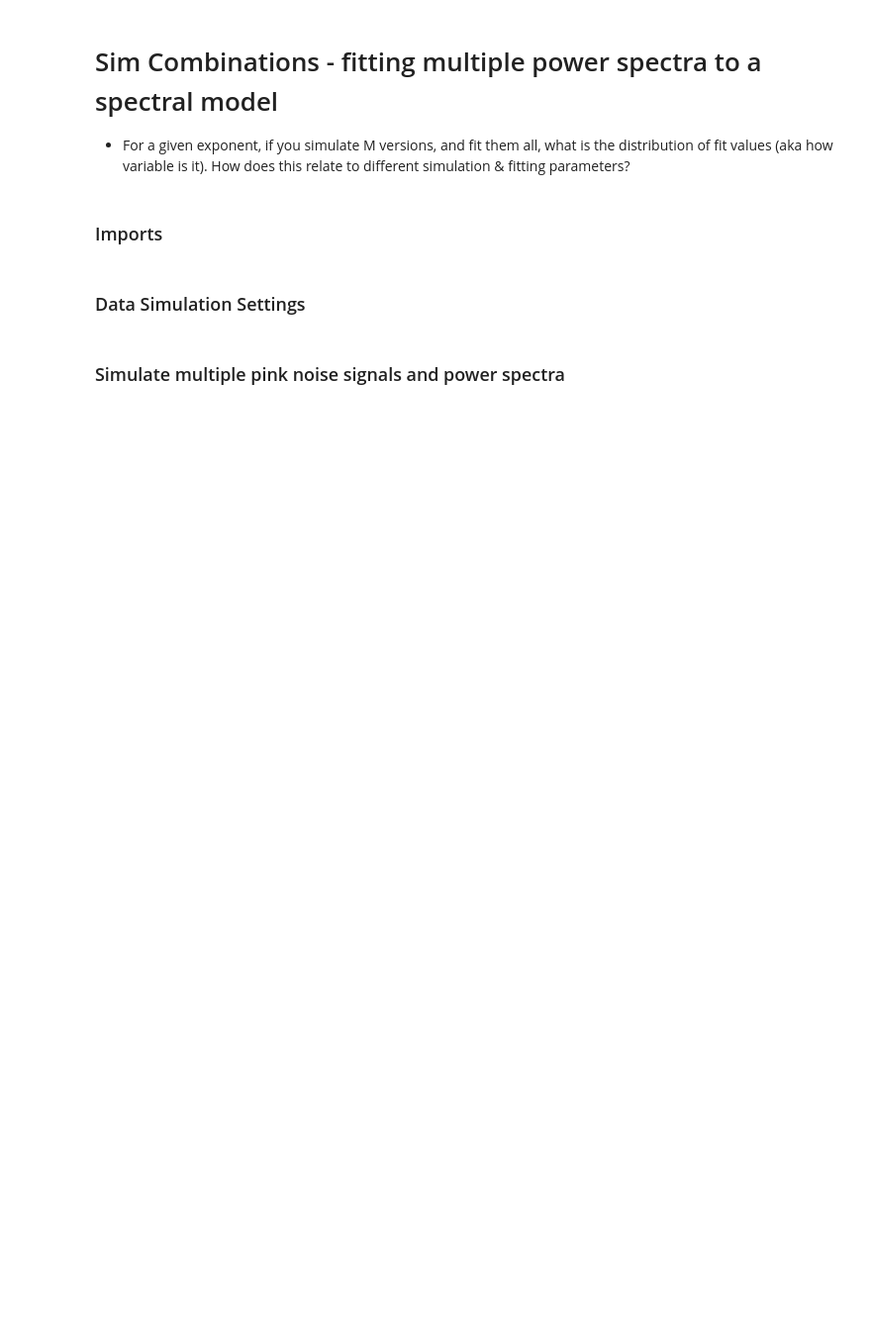
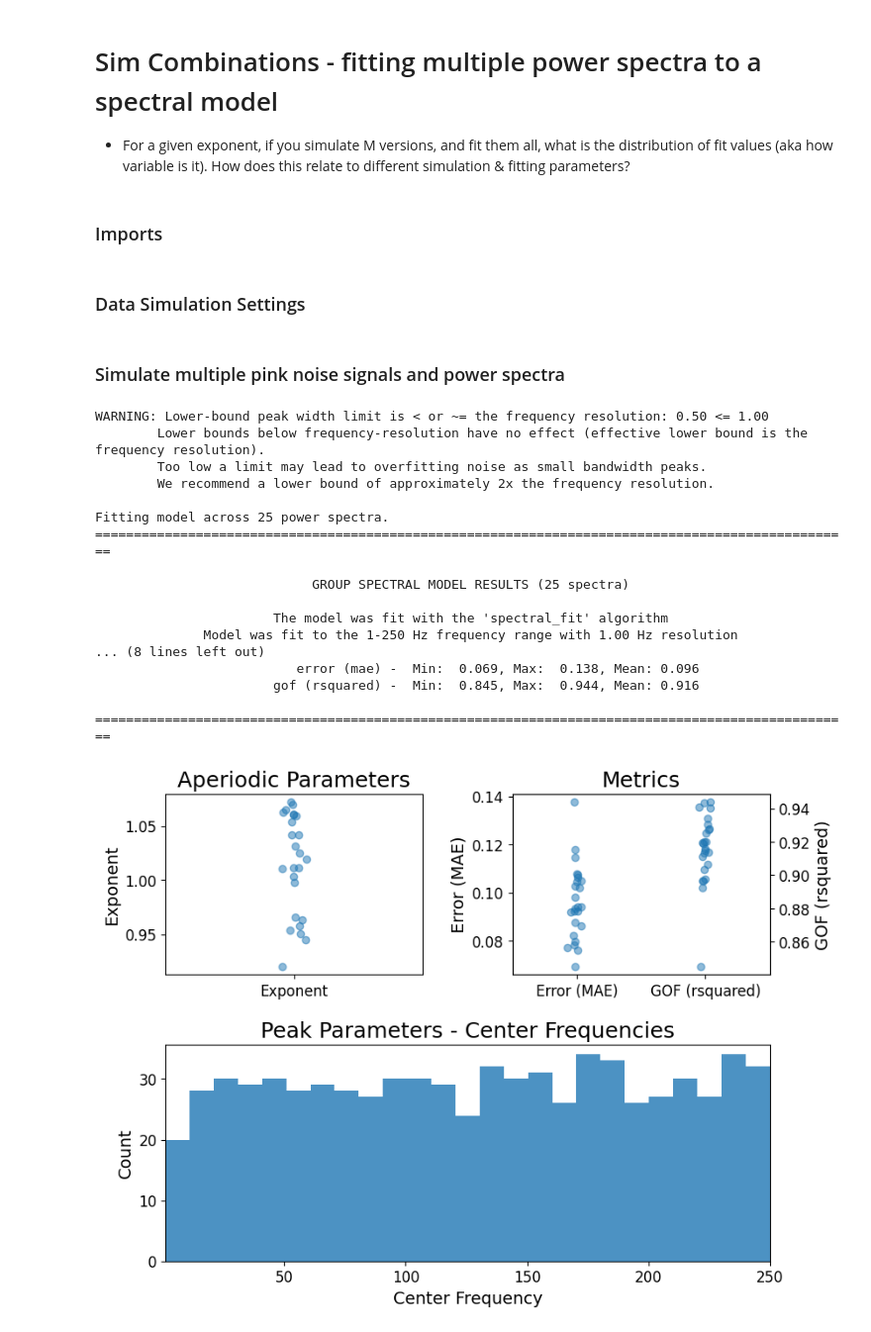
Before and after one commit to chloehooper18/DissertationSimulations, a Jupyter notebook: SimCombination_FittingMultipleSignals.ipynb, the cells around one changed output. Shown at 99% size. Cells and saved outputs as stored; diff of their text form; code cells hidden in the pictures; blank space fills up the shorter version.

Commit message:
Fitting multiple signals

```diff
--- a/SimCombination_FittingMultipleSignals.ipynb
+++ b/SimCombination_FittingMultipleSignals.ipynb
@@ -35,9 +35,42 @@ times = create_times(n_seconds, s_rate)
 # %%
 #Simulates 25 pink noise signals and computes their power spectra
 n_signals = 25
-pink_signals = []
+all_spectra = []
 
+#Simulate signal, calc power spectrum and store spectrum
 for _ in range(n_signals):
     pink_signal = sim_powerlaw(n_seconds, s_rate, exponent=-1)
-    pink_signals.append(pink_signal)
     freqs, powers = compute_spectrum_welch(pink_signal, s_rate)
+    all_spectra.append(powers)
+
+# Convert to 2D array
+all_spectra = np.array(all_spectra)
+
+# Fit model
+fg = SpectralGroupModel()
+fg.fit(freqs, all_spectra)
+
+# Print model results
+fg.print_results()
+
+# Plot a summary of the results across the group
+fg.plot()
+# %% [output]
+WARNING: Lower-bound peak width limit is < or ~= the frequency resolution: 0.50 <= 1.00
+        Lower bounds below frequency-resolution have no effect (effective lower bound is the frequency resolution).
+        Too low a limit may lead to overfitting noise as small bandwidth peaks.
+        We recommend a lower bound of approximately 2x the frequency resolution.
+
+Fitting model across 25 power spectra.
+==================================================================================================
+
+                            GROUP SPECTRAL MODEL RESULTS (25 spectra)
+
+                       The model was fit with the 'spectral_fit' algorithm
+              Model was fit to the 1-250 Hz frequency range with 1.00 Hz resolution
+... (8 lines left out)
+                          error (mae) -  Min:  0.069, Max:  0.138, Mean: 0.096
+                       gof (rsquared) -  Min:  0.845, Max:  0.944, Mean: 0.916
+
+==================================================================================================
+[figure, added]
```
